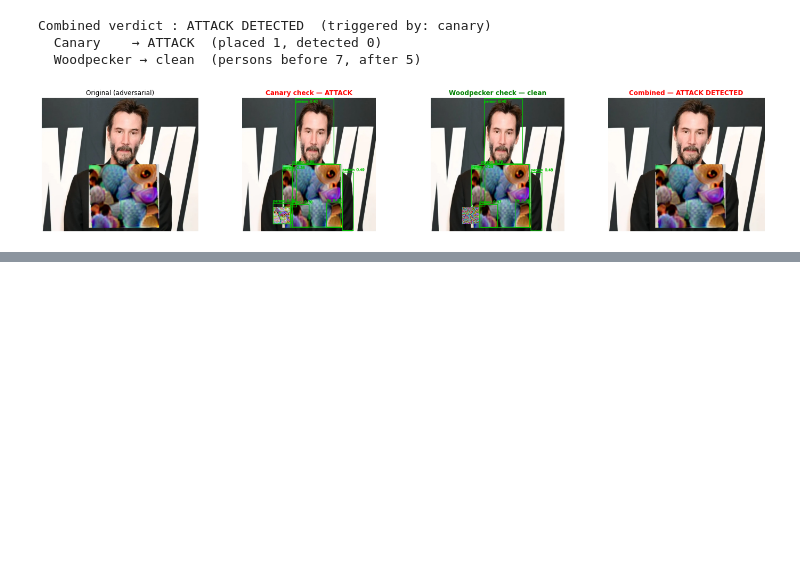
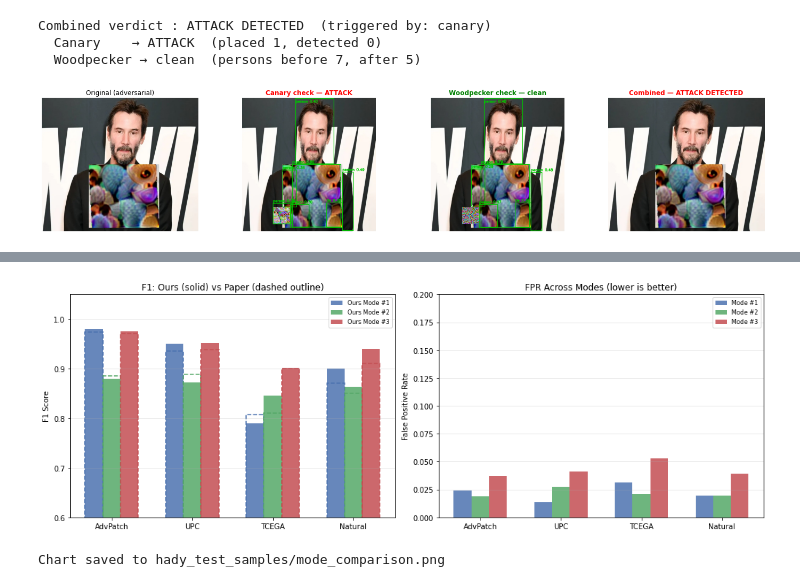
Before and after one commit to jalladleen/FFF-COSC739-Extension, a Jupyter notebook: hady_demo.ipynb, the cells around one changed output, grey strips where cells are left out. Cells and saved outputs as stored; diff of their text form; code cells hidden in the pictures; blank space fills up the shorter version.

```diff
--- a/hady_demo.ipynb
+++ b/hady_demo.ipynb
@@ -601,0 +746,77 @@ Combined verdict : ATTACK DETECTED  (triggered by: canary)
+# %%
+import matplotlib.pyplot as plt
+import numpy as np
+
+# ── Paper reference values (Table 4, YOLOv8, digital) ───────
+paper_ref = {
+    "AdvPatch": {"Mode #1": 0.974, "Mode #2": 0.885, "Mode #3": 0.971},
+    "UPC":      {"Mode #1": 0.936, "Mode #2": 0.889, "Mode #3": 0.938},
+    "TCEGA":    {"Mode #1": 0.807, "Mode #2": 0.811, "Mode #3": 0.900},
+    "Natural":  {"Mode #1": 0.871, "Mode #2": 0.850, "Mode #3": 0.911},
+}
+
+attacks = list(ATTACKS.keys())
+modes   = ["Mode #1 (Canary)", "Mode #2 (Woodpecker)", "Mode #3 (Combined)"]
+mode_short = ["Mode #1", "Mode #2", "Mode #3"]
+
+# ── Print comparison table ──────────────────────────────────
+header = f"{'Attack':10s}"
+for ms in mode_short:
+    header += f" | {ms+' F1':>12s}  {'FPR':>6s}  {'Paper F1':>9s}"
+print(header)
+print("-" * len(header))
+
+for atk in attacks:
+    row = f"{atk:10s}"
+    for mode, ms in zip(modes, mode_short):
+        r = all_results[mode][atk]
+        pf1 = paper_ref[atk][ms]
+        diff = r["F1"] - pf1
+        arrow = "+" if diff >= 0 else ""
+        row += f" |   {r['F1']:.3f}     {r['FPR']:.3f}    {pf1:.3f}"
+    print(row)
+
+# ── Bar chart: F1 comparison across modes ───────────────────
+fig, axes = plt.subplots(1, 2, figsize=(14, 5))
+
+# --- F1 chart ---
+ax = axes[0]
+x = np.arange(len(attacks))
+w = 0.22
+colors = ["#4C72B0", "#55A868", "#C44E52"]
+
+for i, (mode, ms, c) in enumerate(zip(modes, mode_short, colors)):
+    f1_vals = [all_results[mode][atk]["F1"] for atk in attacks]
+    paper_vals = [paper_ref[atk][ms] for atk in attacks]
+    bars = ax.bar(x + i * w, f1_vals, w, label=f"Ours {ms}", color=c, alpha=0.85)
+    # paper reference as hollow bars
+    ax.bar(x + i * w, paper_vals, w, fill=False, edgecolor=c,
+           linewidth=1.5, linestyle="--")
+
+ax.set_xticks(x + w)
+ax.set_xticklabels(attacks)
+ax.set_ylabel("F1 Score")
+ax.set_title("F1: Ours (solid) vs Paper (dashed outline)")
+ax.set_ylim(0.6, 1.05)
+ax.legend(fontsize=8)
+ax.grid(axis="y", alpha=0.3)
+
+# --- FPR chart ---
+ax = axes[1]
+for i, (mode, ms, c) in enumerate(zip(modes, mode_short, colors)):
+    fpr_vals = [all_results[mode][atk]["FPR"] for atk in attacks]
+    ax.bar(x + i * w, fpr_vals, w, label=ms, color=c, alpha=0.85)
+
+ax.set_xticks(x + w)
+ax.set_xticklabels(attacks)
+ax.set_ylabel("False Positive Rate")
+ax.set_title("FPR Across Modes (lower is better)")
+ax.set_ylim(0, 0.20)
+ax.legend(fontsize=8)
+ax.grid(axis="y", alpha=0.3)
+
+plt.tight_layout()
+plt.savefig("hady_test_samples/mode_comparison.png", dpi=150, bbox_inches="tight")
+plt.show()
+print("Chart saved to hady_test_samples/mode_comparison.png")
+# %% [output]
@@ -601,0 +829,2 @@ Combined verdict : ATTACK DETECTED  (triggered by: canary)
+[figure, added]
+Chart saved to hady_test_samples/mode_comparison.png
```
Also changed, not shown: parts of 4 cells of this notebook, 1 other file.
